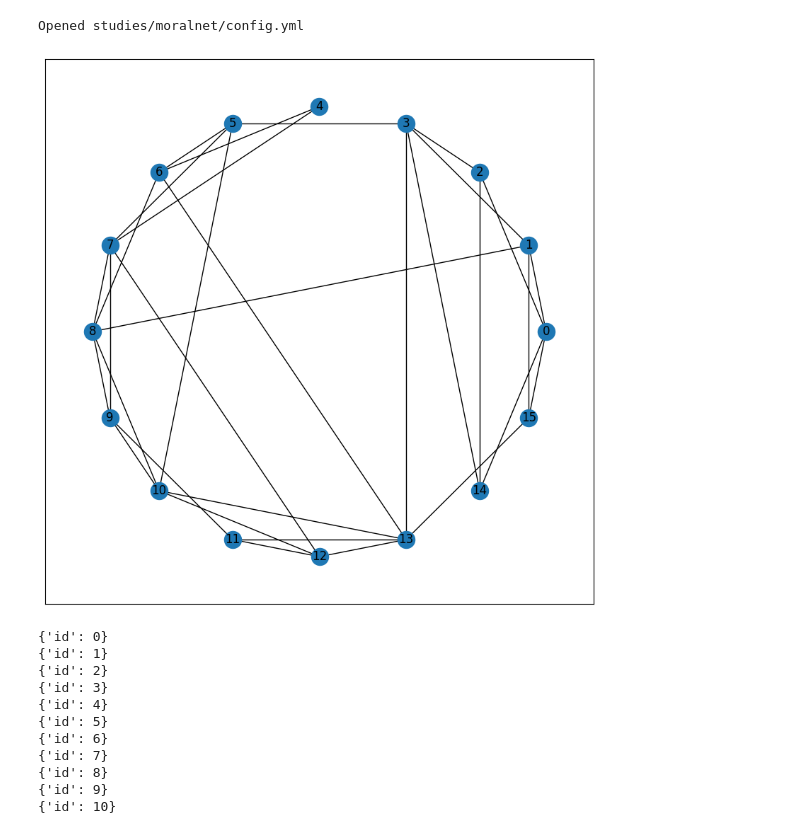
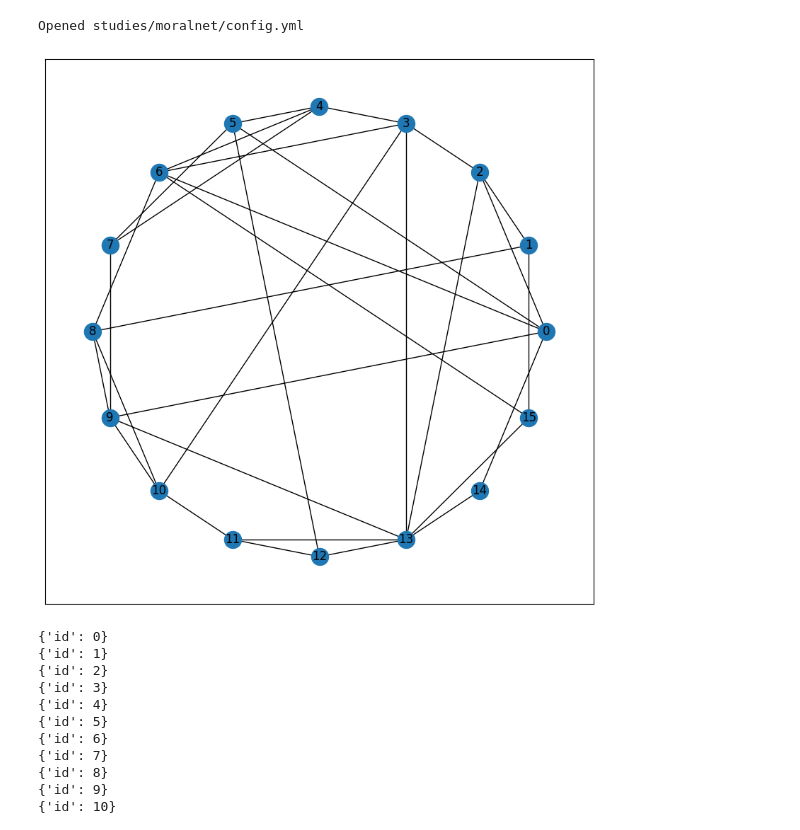
Before and after one commit to comanlab/gentopo, a Jupyter notebook: playground.ipynb, the cells around one changed output. Cells and saved outputs as stored; diff of their text form; code cells hidden in the pictures.

```diff
--- a/playground.ipynb
+++ b/playground.ipynb
@@ -5,10 +5,10 @@ import glob
 # %%
 from src import generate
 
-graphs = generate("studies/moralnet/config.yml", test=True)
+graphs = generate("studies/moralnet/config.yml", test=False)
 # %% [output]
 Opened studies/moralnet/config.yml
-[figure, old version]
+[figure, new version]
 # %%
 graph_data = nx.node_link_data(graphs[0])
 
```
Also changed, not shown: parts of 2 cells of this notebook, 3 other files.
